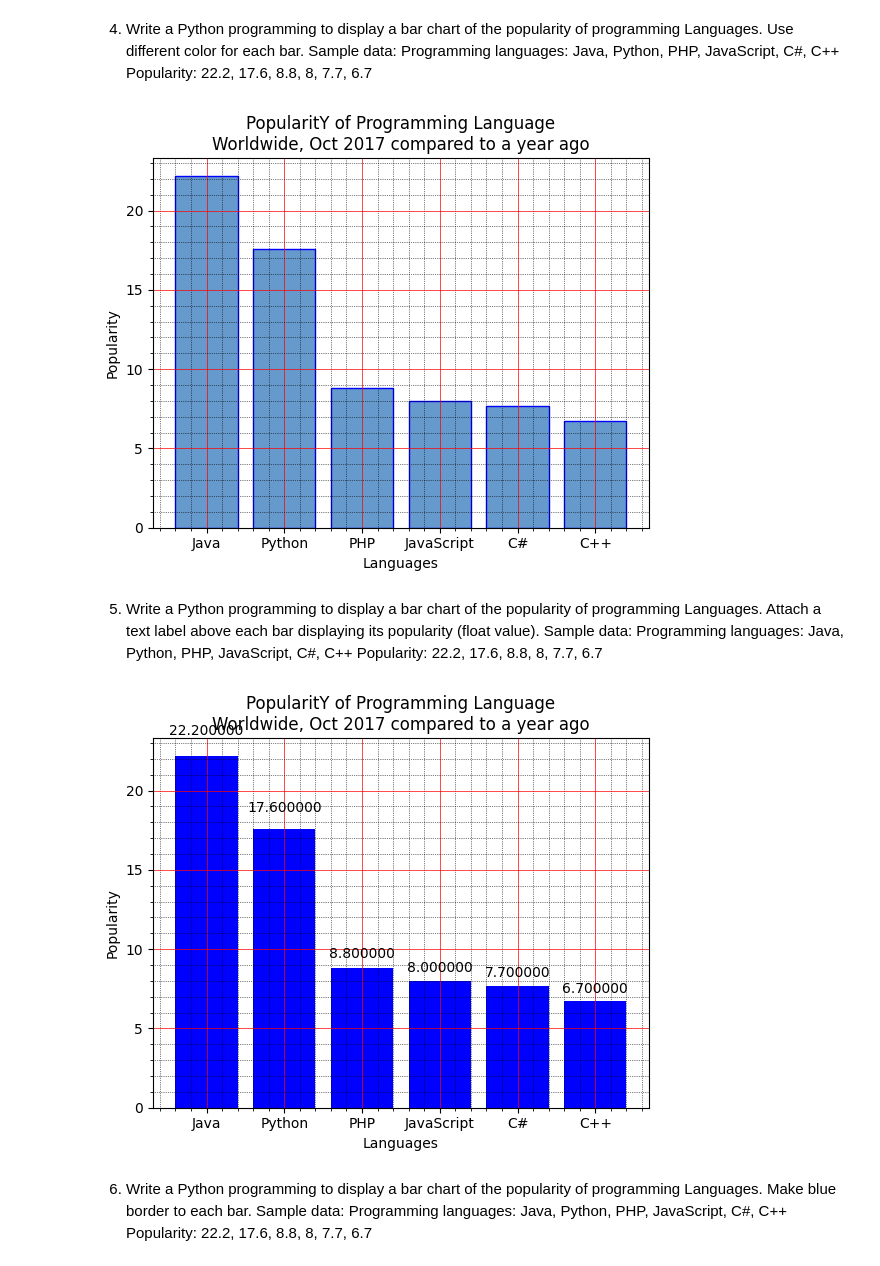
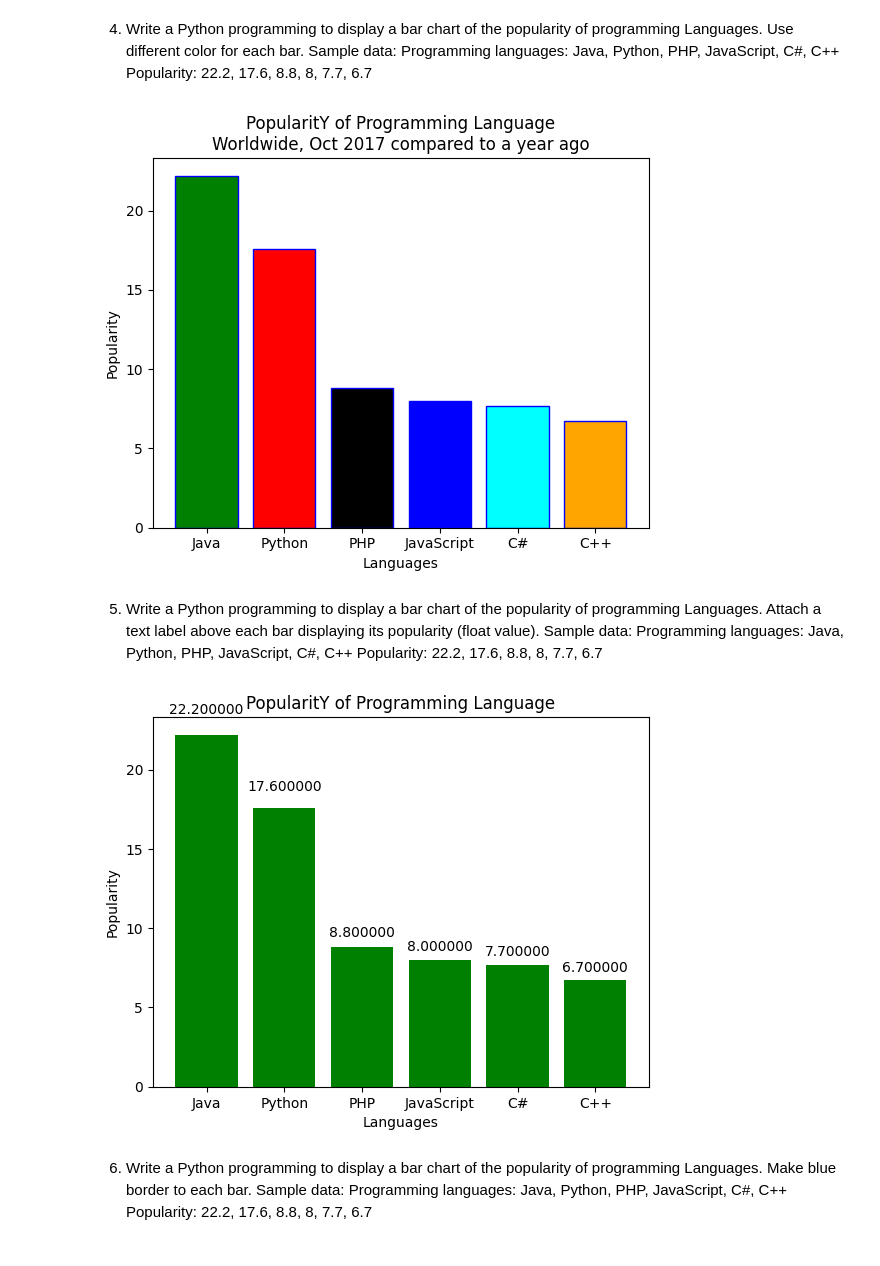
Before and after one commit to milanbiranwar18/Python_Libraries, a Jupyter notebook: Matplotlib Barchart/matplotlib_barchart.ipynb, the cells around one changed output. Drawn from its saved outputs; the diff is of its cells as text; code cells hidden in the pictures.

```diff
--- a/Matplotlib Barchart/matplotlib_barchart.ipynb
+++ b/Matplotlib Barchart/matplotlib_barchart.ipynb
@@ -86,22 +67,15 @@ Popularity: 22.2, 17.6, 8.8, 8, 7.7, 6.7
 import matplotlib.pyplot as plt
 x = ['Java', 'Python', 'PHP', 'JavaScript', 'C#', 'C++']
 popularity = [22.2, 17.6, 8.8, 8, 7.7, 6.7]
-x_pos = [i for i, _ in enumerate(x)]
-
-plt.bar(x_pos, popularity, color=(0.4, 0.6, 0.8, 1.0), edgecolor='blue')
-
+xpos = np.arange(len(x))
+plt.bar(xpos, popularity, color=['green', 'red', 'black', 'blue', 'cyan', 'orange'], edgecolor='blue')
 plt.xlabel("Languages")
 plt.ylabel("Popularity")
 plt.title("PopularitY of Programming Language\n" + "Worldwide, Oct 2017 compared to a year ago")
-plt.xticks(x_pos, x)
-# Turn on the grid
-plt.minorticks_on()
-plt.grid(which='major', linestyle='-', linewidth='0.5', color='red')
-# Customize the minor grid
-plt.grid(which='minor', linestyle=':', linewidth='0.5', color='black')
+plt.xticks(xpos, x)
 plt.show()
 # %% [output]
-[figure, old version]
+[figure, new version]
 # %% [markdown]
 5. Write a Python programming to display a bar chart of the popularity of programming
 Languages. Attach a text label above each bar displaying its popularity (float value).
@@ -111,34 +85,25 @@ Popularity: 22.2, 17.6, 8.8, 8, 7.7, 6.7
 # %%
 import matplotlib.pyplot as plt
 x = ['Java', 'Python', 'PHP', 'JavaScript', 'C#', 'C++']
 popularity = [22.2, 17.6, 8.8, 8, 7.7, 6.7]
-x_pos = [i for i, _ in enumerate(x)]
-
+xpos = np.arange(len(x))
 fig, ax = plt.subplots()
-rects1 = ax.bar(x_pos, popularity, color='b')
+rects1 = ax.bar(xpos, popularity, color='g')
 plt.xlabel("Languages")
 plt.ylabel("Popularity")
-plt.title("PopularitY of Programming Language\n" + "Worldwide, Oct 2017 compared to a year ago")
-plt.xticks(x_pos, x)
-# Turn on the grid
-plt.minorticks_on()
-plt.grid(which='major', linestyle='-', linewidth='0.5', color='red')
-# Customize the minor grid
-plt.grid(which='minor', linestyle=':', linewidth='0.5', color='black')
+plt.title("PopularitY of Programming Language")
+plt.xticks(xpos, x)
 def autolabel(rects):
-    """
-    Attach a text label above each bar displaying its height
-    """
     for rect in rects:
         height = rect.get_height()
         ax.text(rect.get_x() + rect.get_width()/2., 1.05*height,
                 '%f' % float(height),
         ha='center', va='bottom')
 autolabel(rects1)
 
 plt.show()
 # %% [output]
-[figure, old version]
+[figure, new version]
 # %% [markdown]
 6. Write a Python programming to display a bar chart of the popularity of programming
 Languages. Make blue border to each bar.
```
Also changed, not shown: parts of 12 cells of this notebook, 3 other files.
